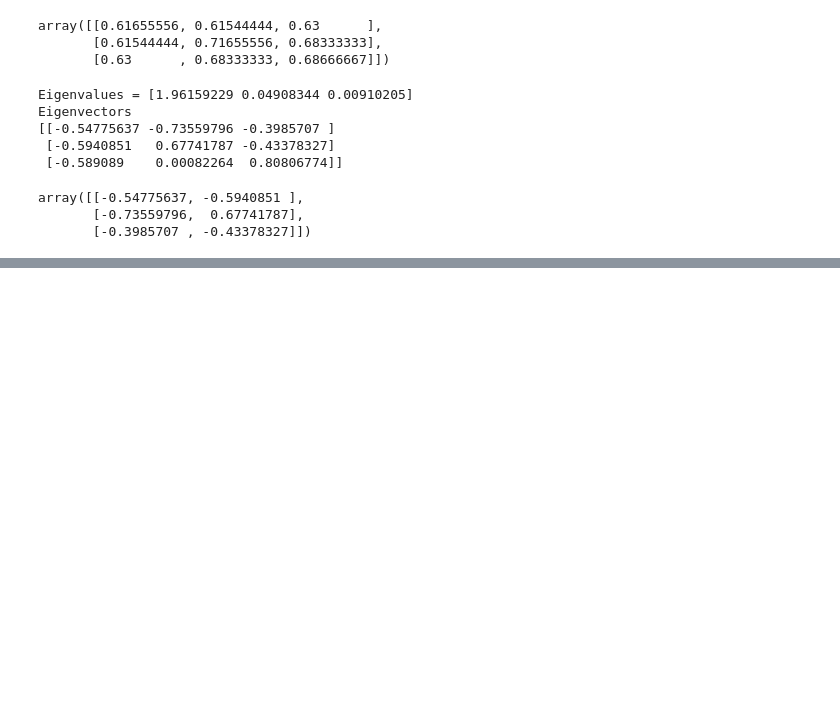
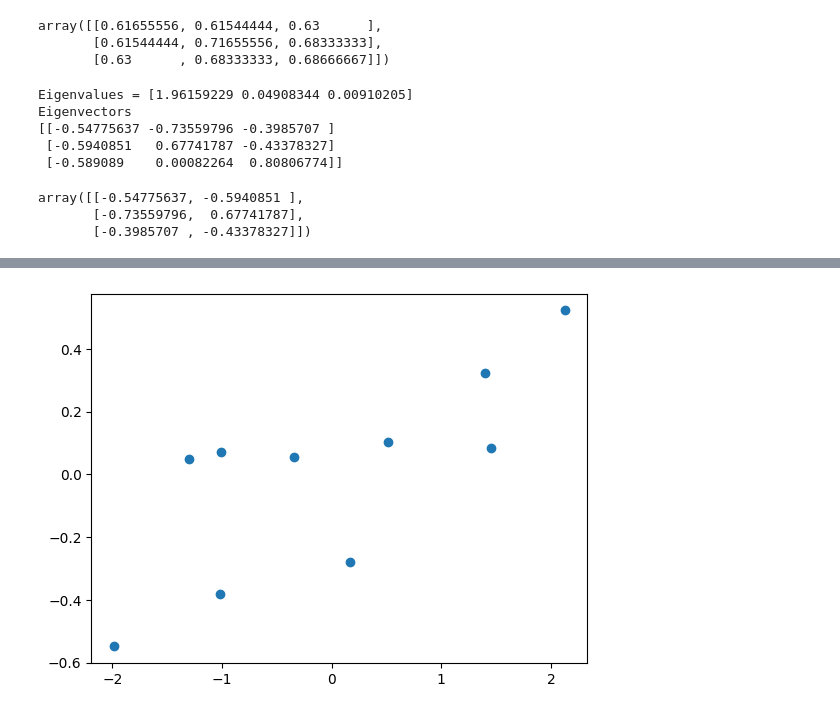
Before and after one commit to jmfb/mth5810-m9pca, a Jupyter notebook: Untitled.ipynb, the cells around one changed output, grey strips where cells are left out. Saved outputs shown, nothing was run; the diff lists cells and outputs as text; code cells hidden in the pictures; blank space fills up the shorter version.

```diff
--- a/Untitled.ipynb
+++ b/Untitled.ipynb
@@ -46,7 +47,7 @@ pd
 | 8 | I | 1.5 | 1.6 | 2.5 | -0.31 | -0.31 | -0.3 |
 | 9 | J | 1.1 | 0.9 | 2.0 | -0.71 | -1.01 | -0.8 |
 # %%
-BT = pd[['cx', 'cy', 'cz']].to_numpy()
+BT = df[['cx', 'cy', 'cz']].to_numpy()
 B = BT.T
 S = np.matmul(B, BT) / (n - 1)
 S
@@ -65,8 +66,8 @@ Eigenvectors
  [-0.5940851   0.67741787 -0.43378327]
  [-0.589089    0.00082264  0.80806774]]
 # %%
-v1 = eigenvectors[0]
-v2 = eigenvectors[1]
+v1 = eigenvectors[0] / np.linalg.norm(eigenvectors[0])
+v2 = eigenvectors[1] / np.linalg.norm(eigenvectors[1])
 VT = np.vstack((v1, v2))
 V = VT.T
 V
@@ -75,6 +76,7 @@ array([[-0.54775637, -0.5940851 ],
        [-0.73559796,  0.67741787],
        [-0.3985707 , -0.43378327]])
 # %%
-VTV = np.matmul(VT, V)
-VTV.shape
+X = df[['cx', 'cy', 'cz']].to_numpy()
+U = np.matmul(X, V)
+U
 # %% [output]
@@ -116,0 +103,6 @@ array([[ 0.78400629,  0.48986872,  0.57104928],
+# %%
+dfu = pd.DataFrame({ 'x': U[:,0], 'y': U[:, 1] })
+plt.scatter(x=dfu.x, y=dfu.y, marker='o')
+plt.show()
+# %% [output]
+[figure, added]
```
Also changed, not shown: parts of 11 cells of this notebook.
